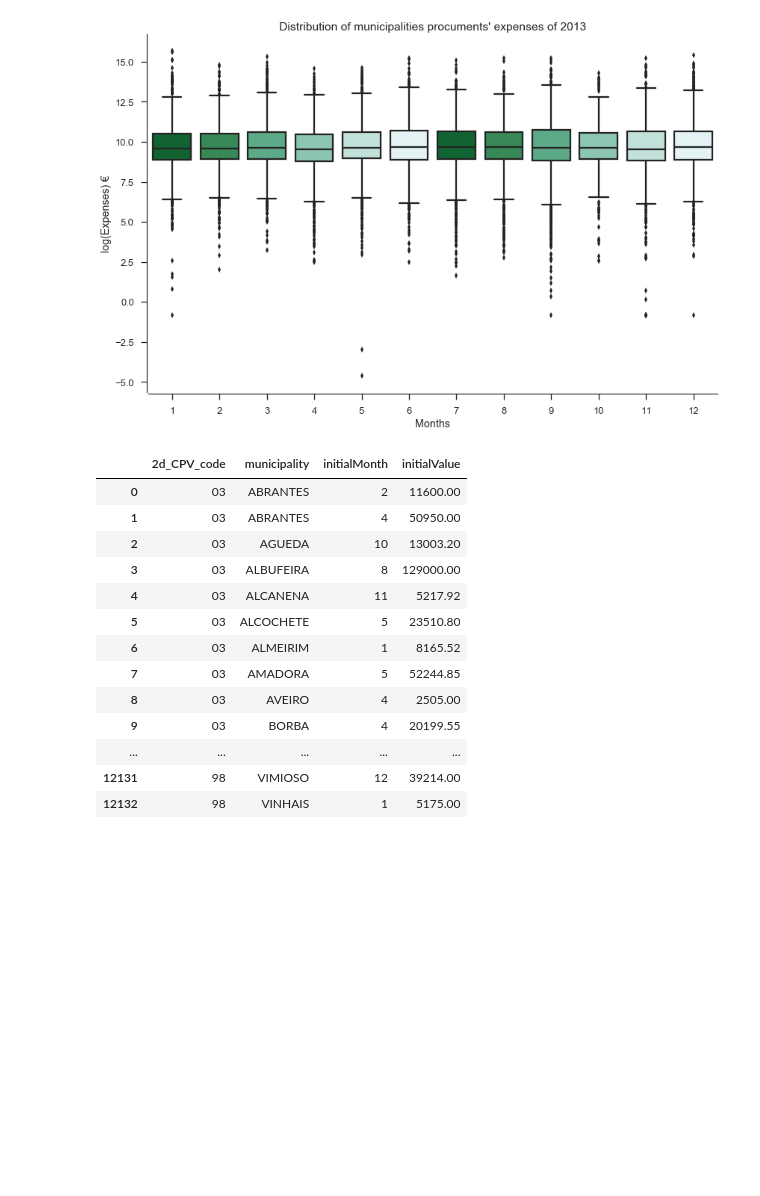
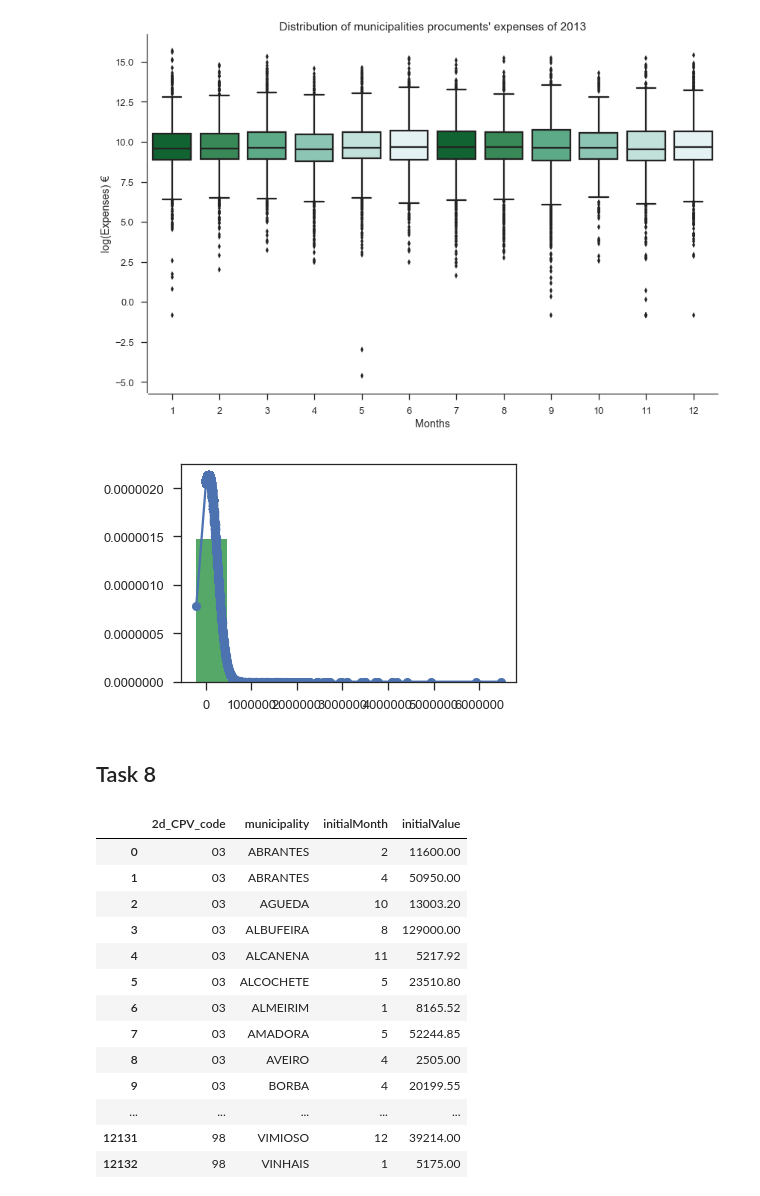
Before and after one commit to RodolfoLSS/Portuguese_Procurements, a Jupyter notebook: H7.20180088.ipynb, the cells around one changed output. Drawn from its saved outputs; the diff is of its cells as text; code cells hidden in the pictures; blank space fills up the shorter version.

```diff
--- a/H7.20180088.ipynb
+++ b/H7.20180088.ipynb
@@ -423,6 +437,23 @@ plt.tight_layout(h_pad=2)
 sns.despine(offset=2)
 # %% [output]
 [figure]
+# %%
+from scipy.stats import norm
+import scipy.stats as stats
+#plt.hist(proc['initialValue'], color='blue', edgecolor='black')
+
+h = sorted(municipalProc['initialValue'])
+fit = stats.norm.pdf(h, np.mean(h), np.std(h))  #this is a fitting indeed
+
+plt.plot(h,fit,'-o')
+
+plt.hist(h,normed=True)      #use this to draw histogram of your data
+
+plt.show()
+# %% [output]
+[figure, added]
+# %% [markdown]
+## Task 8
 # %%
 # Same manipulation with the municipalities names as done before
 municipalProc.reset_index(drop=True, inplace=True)
```
Also changed, not shown: parts of 19 cells of this notebook.
